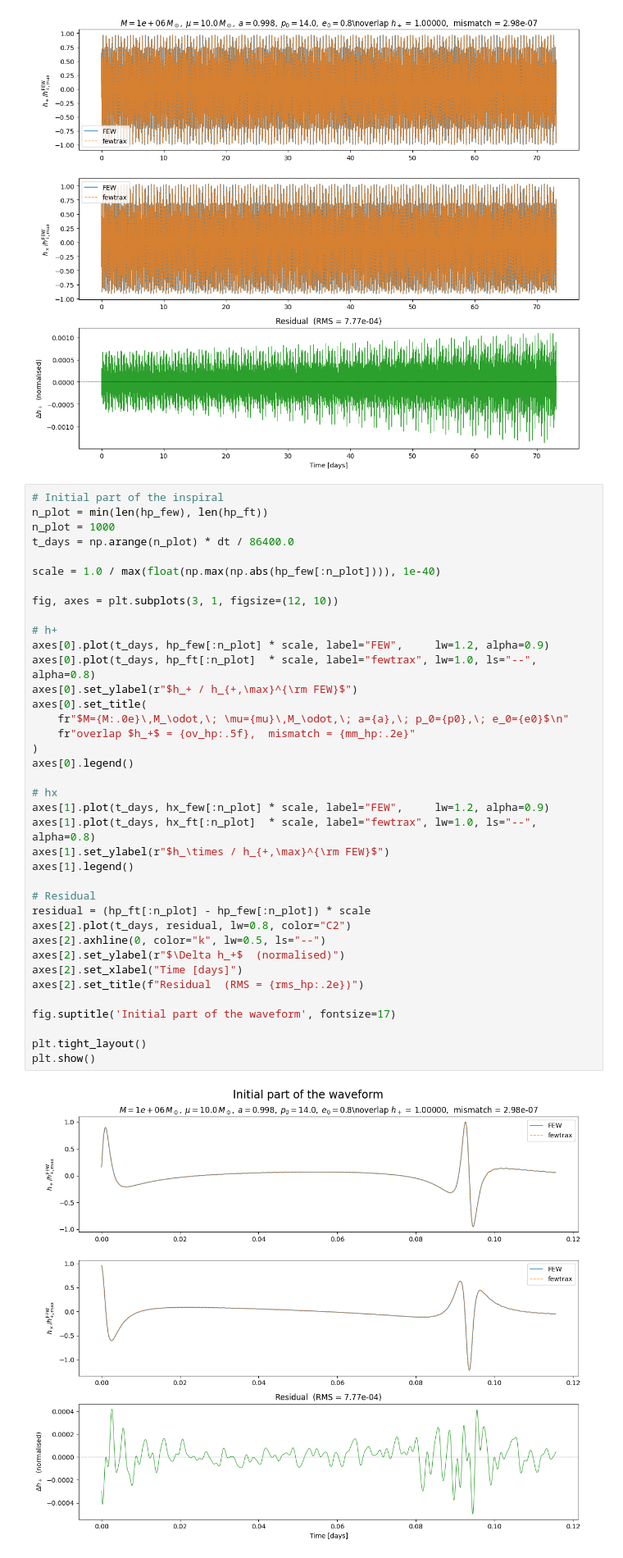
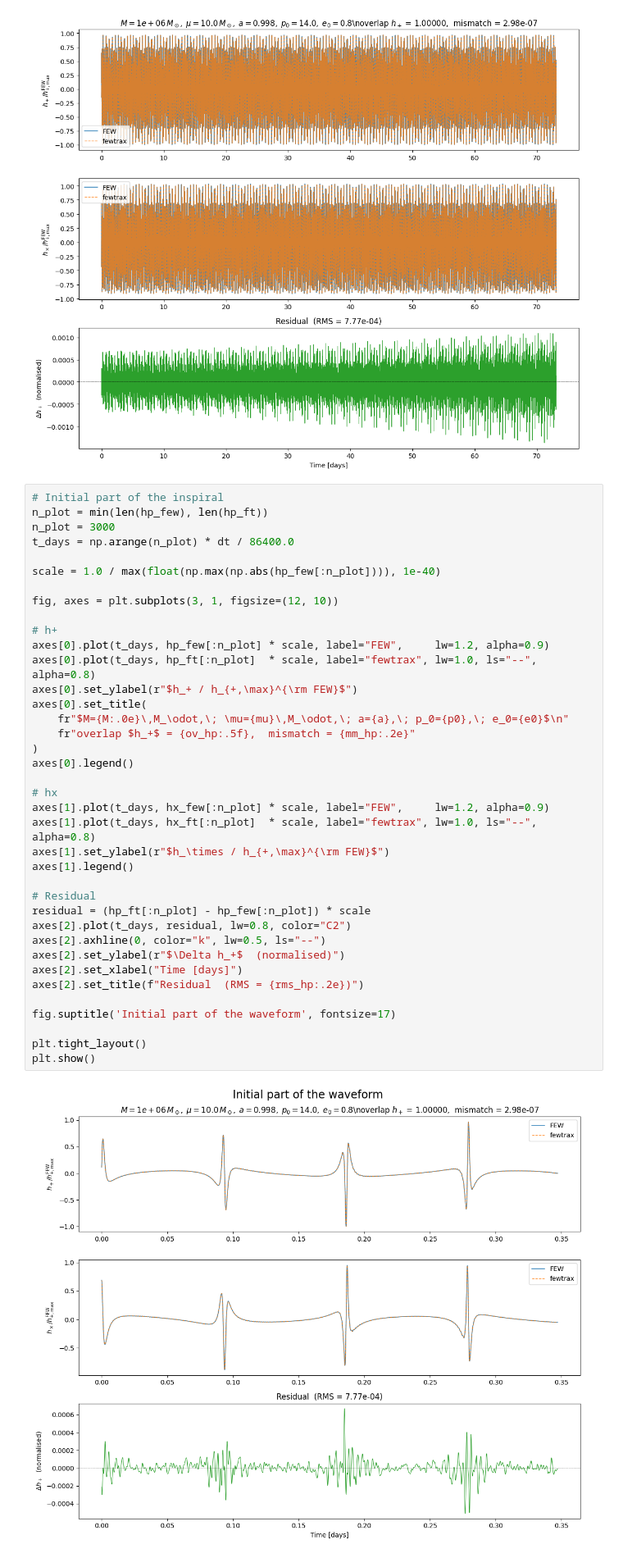
Before and after one commit to BertDepoorter/fewtrax, a Jupyter notebook: comparison/waveform_explorer.ipynb, the cells around one changed output. Shown at 82% size. Cells and saved outputs as stored; diff of their text form.

```diff
--- a/comparison/waveform_explorer.ipynb
+++ b/comparison/waveform_explorer.ipynb
@@ -214,7 +220,7 @@ plt.show()
 # %%
 # Initial part of the inspiral
 n_plot = min(len(hp_few), len(hp_ft))
-n_plot = 1000
+n_plot = 3000
 t_days = np.arange(n_plot) * dt / 86400.0
 
 scale = 1.0 / max(float(np.max(np.abs(hp_few[:n_plot]))), 1e-40)
@@ -223,34 +229,34 @@ fig, axes = plt.subplots(3, 1, figsize=(12, 10))
 
 # h+
 axes[0].plot(t_days, hp_few[:n_plot] * scale, label="FEW",     lw=1.2, alpha=0.9)
 axes[0].plot(t_days, hp_ft[:n_plot]  * scale, label="fewtrax", lw=1.0, ls="--", alpha=0.8)
 axes[0].set_ylabel(r"$h_+ / h_{+,\max}^{\rm FEW}$")
 axes[0].set_title(
     fr"$M={M:.0e}\,M_\odot,\; \mu={mu}\,M_\odot,\; a={a},\; p_0={p0},\; e_0={e0}$\n"
     fr"overlap $h_+$ = {ov_hp:.5f},  mismatch = {mm_hp:.2e}"
 )
 axes[0].legend()
 
 # hx
 axes[1].plot(t_days, hx_few[:n_plot] * scale, label="FEW",     lw=1.2, alpha=0.9)
 axes[1].plot(t_days, hx_ft[:n_plot]  * scale, label="fewtrax", lw=1.0, ls="--", alpha=0.8)
 axes[1].set_ylabel(r"$h_\times / h_{+,\max}^{\rm FEW}$")
 axes[1].legend()
 
 # Residual
 residual = (hp_ft[:n_plot] - hp_few[:n_plot]) * scale
 axes[2].plot(t_days, residual, lw=0.8, color="C2")
 axes[2].axhline(0, color="k", lw=0.5, ls="--")
 axes[2].set_ylabel(r"$\Delta h_+$  (normalised)")
 axes[2].set_xlabel("Time [days]")
 axes[2].set_title(f"Residual  (RMS = {rms_hp:.2e})")
 
 fig.suptitle('Initial part of the waveform', fontsize=17)
 
 plt.tight_layout()
 plt.show()
 # %% [output]
-[figure, old version]
+[figure, new version]
 # %%
 length_ft = len(hp_ft)
 length_ft
```
Also changed, not shown: parts of 2 cells of this notebook, 6 other files.
